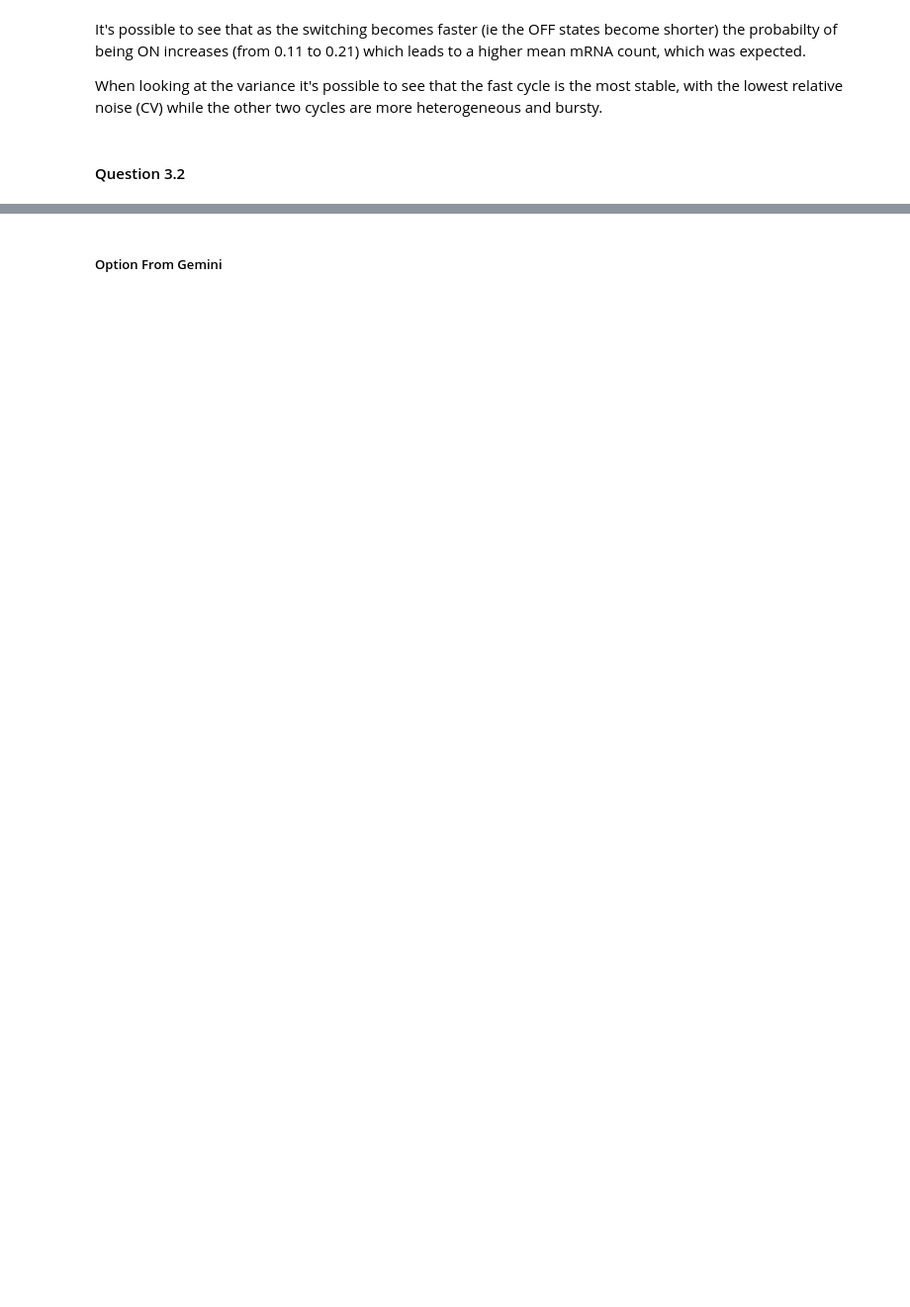
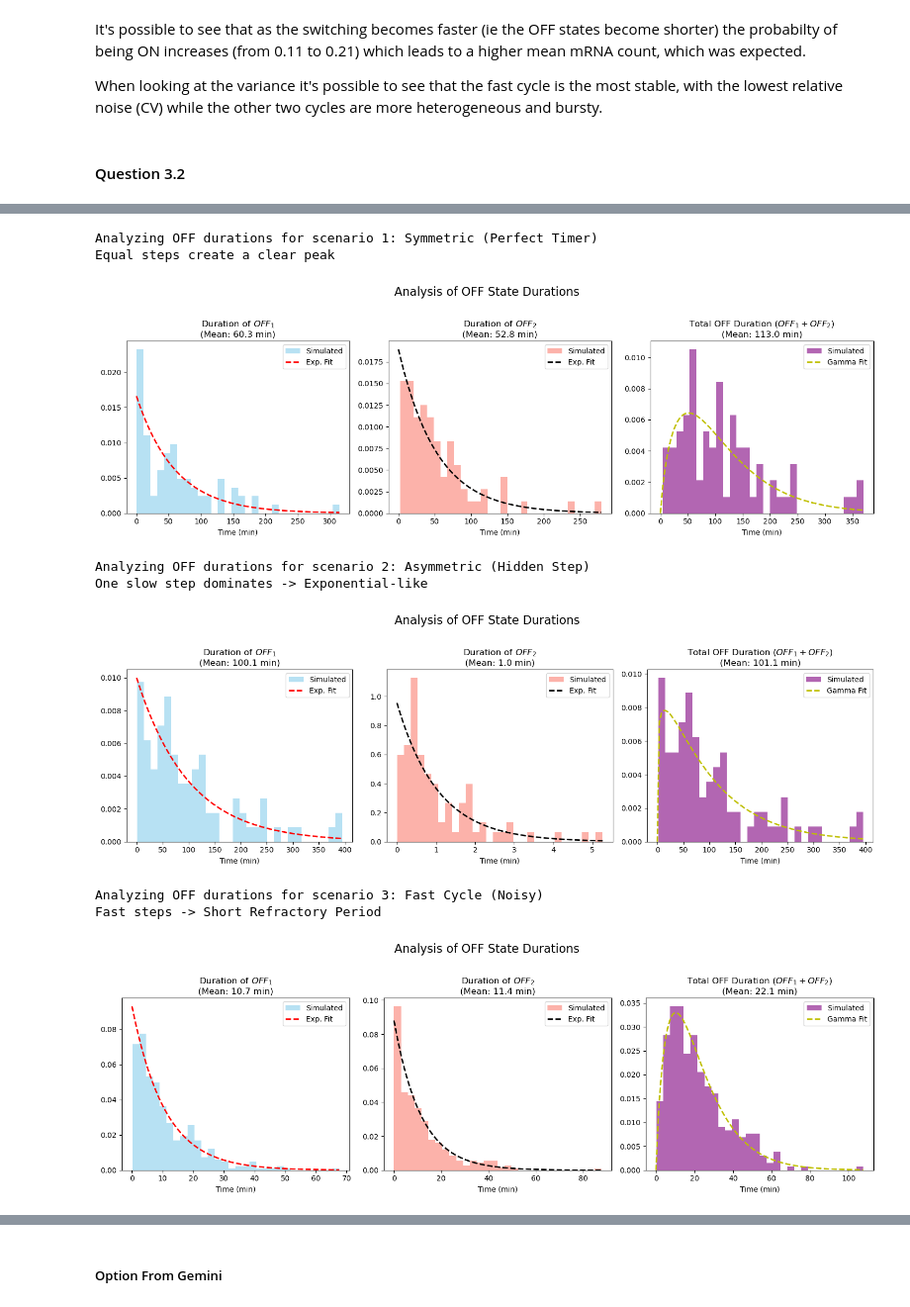
Before and after one commit to AlexiaGiroud/GenomeToFunction-exo3-G22, a Jupyter notebook: Exercise_Week10_11_A_Exercises.ipynb, the cells around one changed output, grey strips where cells are left out. Shown at 99% size. Saved outputs shown, nothing was run; the diff lists cells and outputs as text; code cells hidden in the pictures; blank space fills up the shorter version.

```diff
--- a/Exercise_Week10_11_A_Exercises.ipynb
+++ b/Exercise_Week10_11_A_Exercises.ipynb
@@ -839,0 +851,20 @@ analyze_off_durations(durations)
+# %%
+# Doing the same for the 3 other scenarios
+for i, scenario in enumerate(scenarios):
+    s, k, k_1to2, k_2to3, k_3to1 = scenario["params"]
+
+    # Run simulation
+    n_traj, g_traj, t_traj, durations = run_gillespie_promoter_cycle(n0, g0, scenario["params"], t_end, DT)
+
+    print(f"Analyzing OFF durations for scenario {i+1}: {scenario['name']}")
+    analyze_off_durations(durations)
+# %% [output]
+Analyzing OFF durations for scenario 1: Symmetric (Perfect Timer)
+Equal steps create a clear peak
+[figure, added]
+Analyzing OFF durations for scenario 2: Asymmetric (Hidden Step)
+One slow step dominates -> Exponential-like
+[figure, added]
+Analyzing OFF durations for scenario 3: Fast Cycle (Noisy)
+Fast steps -> Short Refractory Period
+[figure, added]
```
Also changed, not shown: parts of 7 cells of this notebook.
